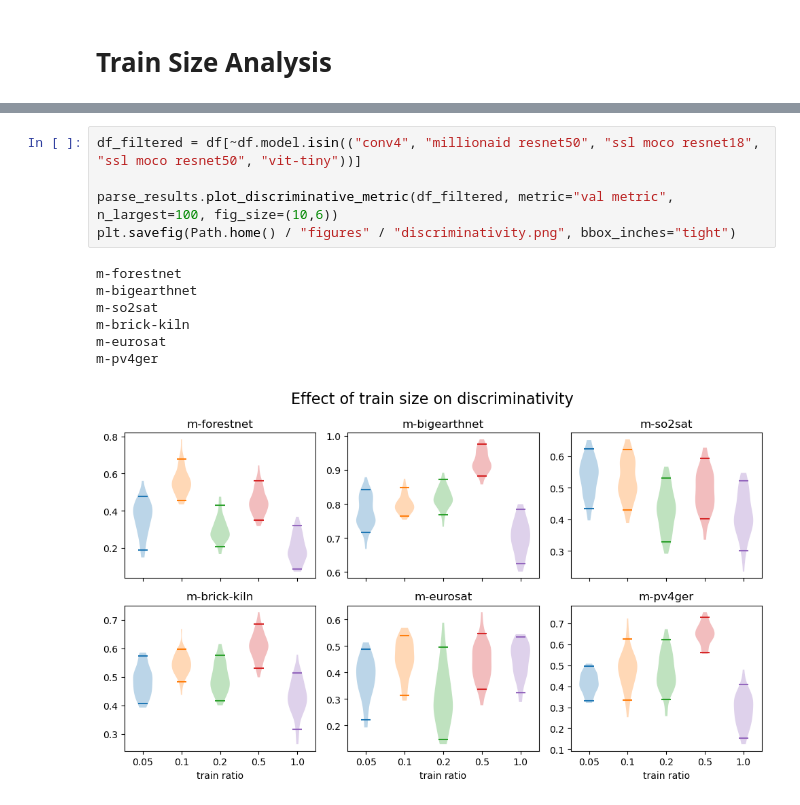
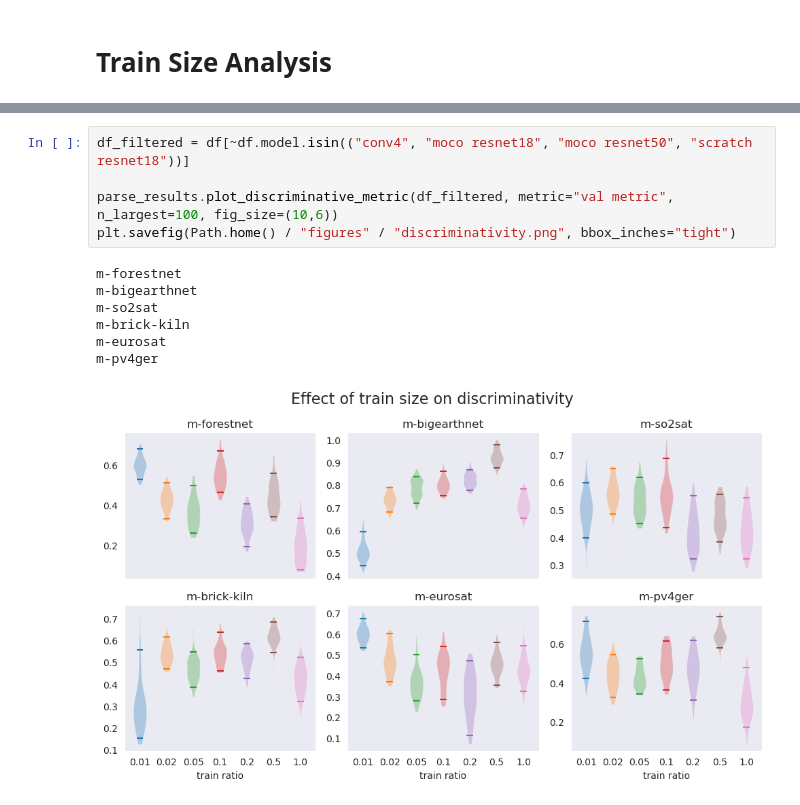
Before and after one commit to ServiceNow/geo-bench, a Jupyter notebook: ccb/experiment/parse_results.ipynb, the cells around one changed output, grey strips where cells are left out. Cells and saved outputs as stored; diff of their text form.

```diff
--- a/ccb/experiment/parse_results.ipynb
+++ b/ccb/experiment/parse_results.ipynb
@@ -67,16 +89,16 @@ parse_results.plot_normalized_time(df, average_seeds=True, reference_ratio=1.0)
 # %%
-df_filtered = df[~df.model.isin(("conv4", "millionaid resnet50", "ssl moco resnet18", "ssl moco resnet50", "vit-tiny"))]
+df_filtered = df[~df.model.isin(("conv4", "moco resnet18", "moco resnet50", "scratch resnet18"))]
 
 parse_results.plot_discriminative_metric(df_filtered, metric="val metric", n_largest=100, fig_size=(10,6))
 plt.savefig(Path.home() / "figures" / "discriminativity.png", bbox_inches="tight")
 # %% [output]
 m-forestnet
 m-bigearthnet
 m-so2sat
 m-brick-kiln
 m-eurosat
 m-pv4ger
-[figure, old version]
+[figure, new version]
 # %%
 parse_results.count_exp(df)
 # %% [output]
```
Also changed, not shown: parts of 10 cells of this notebook, 3 other files.
